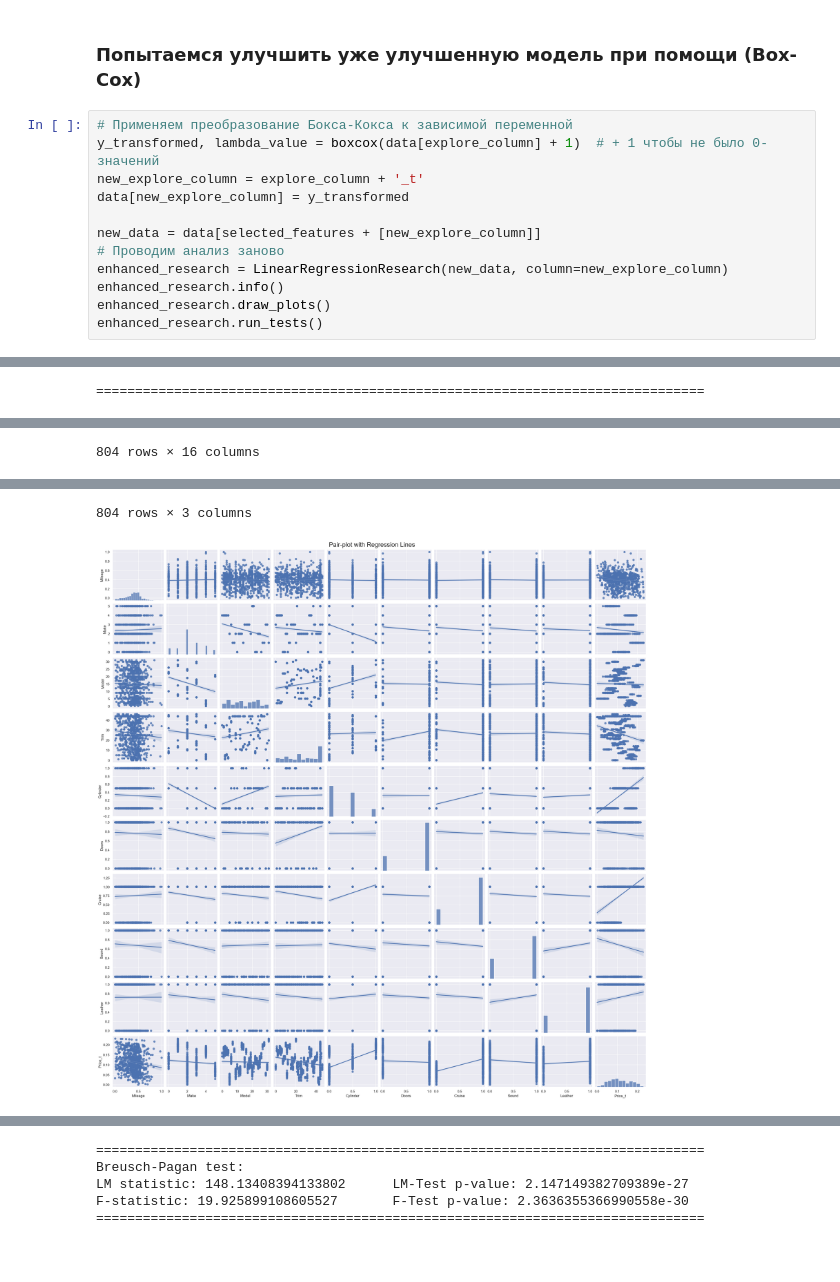
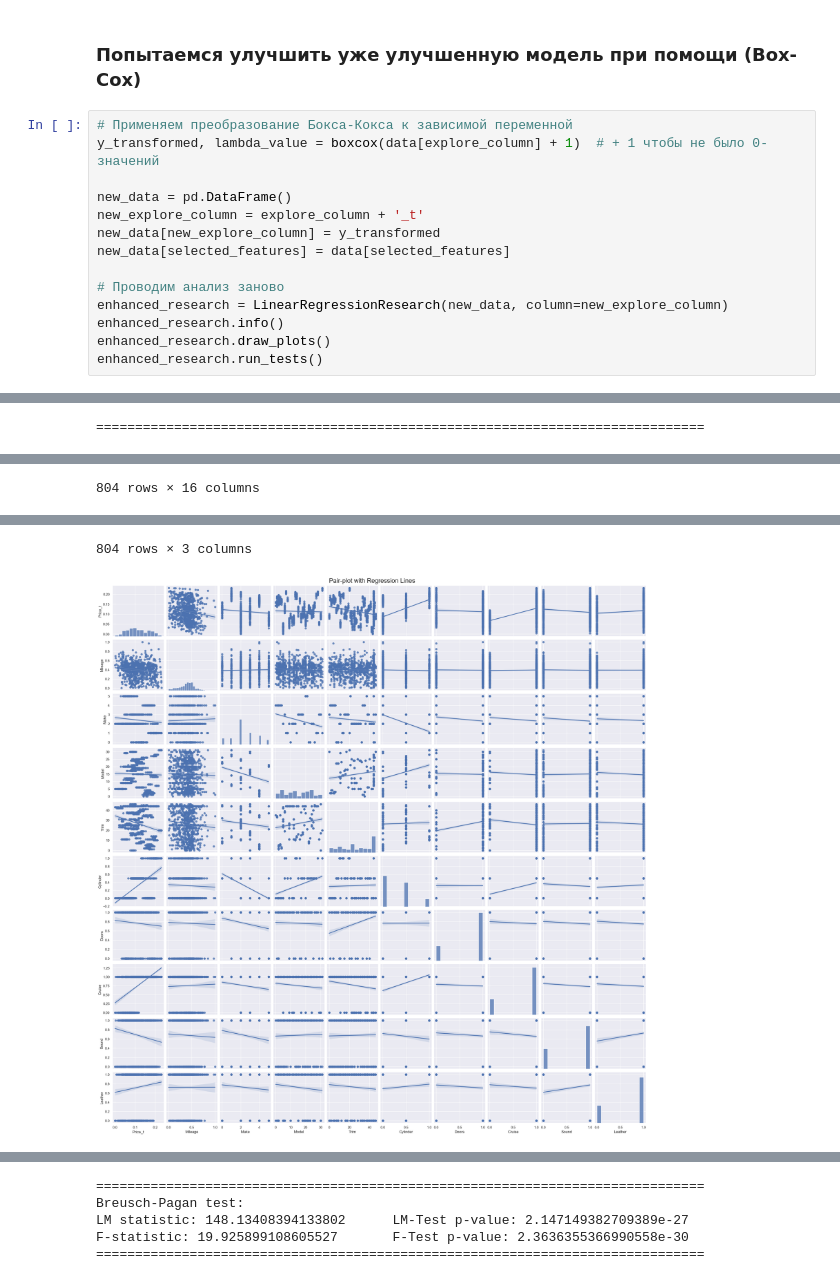
Before and after one commit to Mooncake911/Mathstatistics, a Jupyter notebook: Task_3/kuiper.ipynb, the cells around one changed output, grey strips where cells are left out. Drawn from its saved outputs; the diff is of its cells as text.

```diff
--- a/Task_3/kuiper.ipynb
+++ b/Task_3/kuiper.ipynb
@@ -225,10 +228,12 @@ F-statistic: 16.033554376387045       F-Test p-value: 2.6479000981633778e-24
 # %%
 # Применяем преобразование Бокса-Кокса к зависимой переменной
 y_transformed, lambda_value = boxcox(data[explore_column] + 1)  # + 1 чтобы не было 0-значений
+
+new_data = pd.DataFrame()
 new_explore_column = explore_column + '_t'
-data[new_explore_column] = y_transformed
+new_data[new_explore_column] = y_transformed
+new_data[selected_features] = data[selected_features]
 
-new_data = data[selected_features + [new_explore_column]]
 # Проводим анализ заново
 enhanced_research = LinearRegressionResearch(new_data, column=new_explore_column)
 enhanced_research.info()
@@ -263,34 +268,34 @@ Covariance Type:            nonrobust
 | Sound | 1.0 | 0.003450 | 0.003450 | 2.868825 | 9.070298e-02 |
 | Leather | 1.0 | 0.015162 | 0.015162 | 12.609305 | 4.064371e-04 |
 | Residual | 794.0 | 0.954763 | 0.001202 | NaN | NaN |
 ==============================================================================
 |  | dfb_Intercept | dfb_Mileage | dfb_Make | dfb_Model | dfb_Trim | dfb_Cylinder | dfb_Doors | dfb_Cruise | ... |
 | 0 | -0.022905 | 0.035310 | 0.044475 | 0.028232 | -0.030654 | 0.005675 | 0.000822 | -0.014630 | ... |
 | 1 | -0.021775 | 0.016285 | 0.023781 | 0.019372 | -0.013756 | -0.002022 | 0.002058 | -0.002829 | ... |
 | 2 | -0.029270 | 0.014488 | 0.036600 | 0.029827 | -0.021880 | -0.003422 | 0.003206 | -0.004104 | ... |
 | 3 | -0.044932 | 0.008220 | 0.049840 | 0.030878 | -0.025729 | 0.004623 | 0.008116 | -0.002862 | ... |
 | 4 | -0.029566 | -0.001805 | 0.061893 | 0.029064 | -0.038343 | 0.016139 | 0.006968 | -0.013358 | ... |
 | ... | ... | ... | ... | ... | ... | ... | ... | ... | ... |
 | 799 | 0.045766 | 0.032498 | -0.158025 | -0.062940 | 0.039370 | -0.070610 | -0.064527 | -0.018950 | ... |
 | 800 | 0.090348 | 0.005793 | -0.166788 | -0.052226 | 0.037009 | -0.085808 | -0.069523 | -0.020166 | ... |
 | 801 | 0.098789 | -0.004229 | -0.174748 | -0.054690 | 0.038070 | -0.090227 | -0.072815 | -0.020893 | ... |
 | 802 | 0.115587 | -0.045185 | -0.175428 | -0.054787 | 0.035414 | -0.091865 | -0.072992 | -0.020036 | ... |
 | 803 | 0.122441 | -0.137726 | -0.180973 | -0.071636 | 0.033117 | -0.086326 | -0.073440 | -0.017690 | ... |
 804 rows × 16 columns
 |  | student_resid | unadj_p | bonferroni(p) |
 | 0 | -0.761840 | 0.446382 | 1.0 |
 | 1 | -0.387873 | 0.698214 | 1.0 |
 | 2 | -0.596722 | 0.550864 | 1.0 |
 | 3 | -0.652697 | 0.514141 | 1.0 |
 | 4 | -0.841807 | 0.400150 | 1.0 |
 | ... | ... | ... | ... |
 | 799 | -1.799157 | 0.072374 | 1.0 |
 | 800 | -1.621719 | 0.105261 | 1.0 |
 | 801 | -1.699467 | 0.089623 | 1.0 |
 | 802 | -1.706842 | 0.088243 | 1.0 |
 | 803 | -2.062972 | 0.039440 | 1.0 |
 804 rows × 3 columns
-[figure, old version]
+[figure, new version]
 [figure]
 [figure]
 [figure]
```
Also changed, not shown: parts of 4 cells of this notebook, 7 other files.
